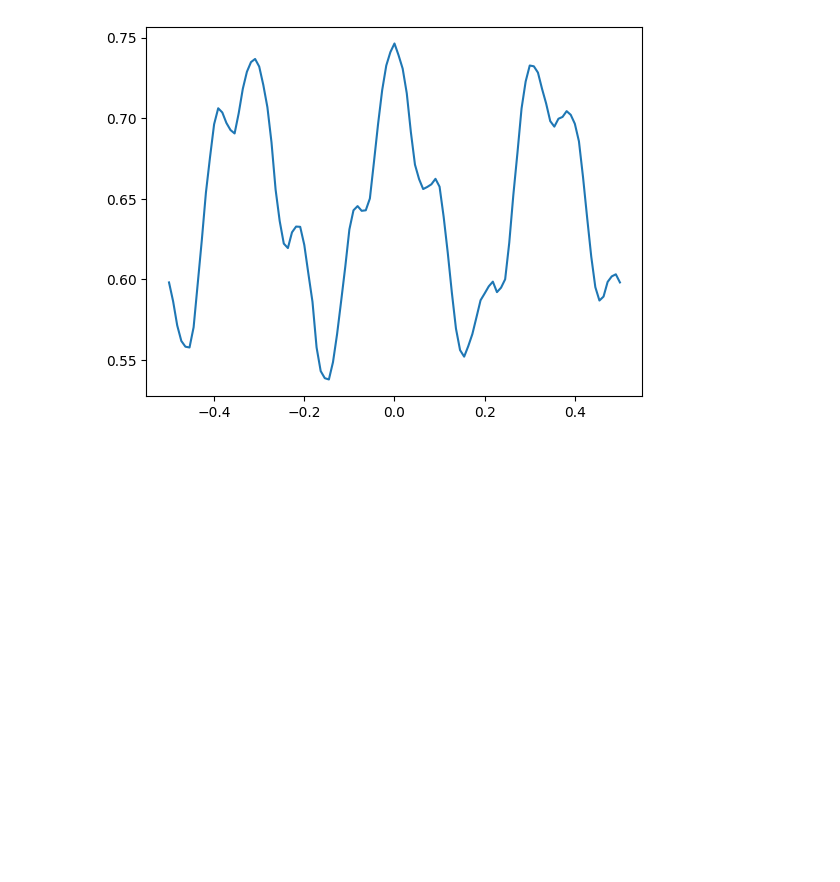
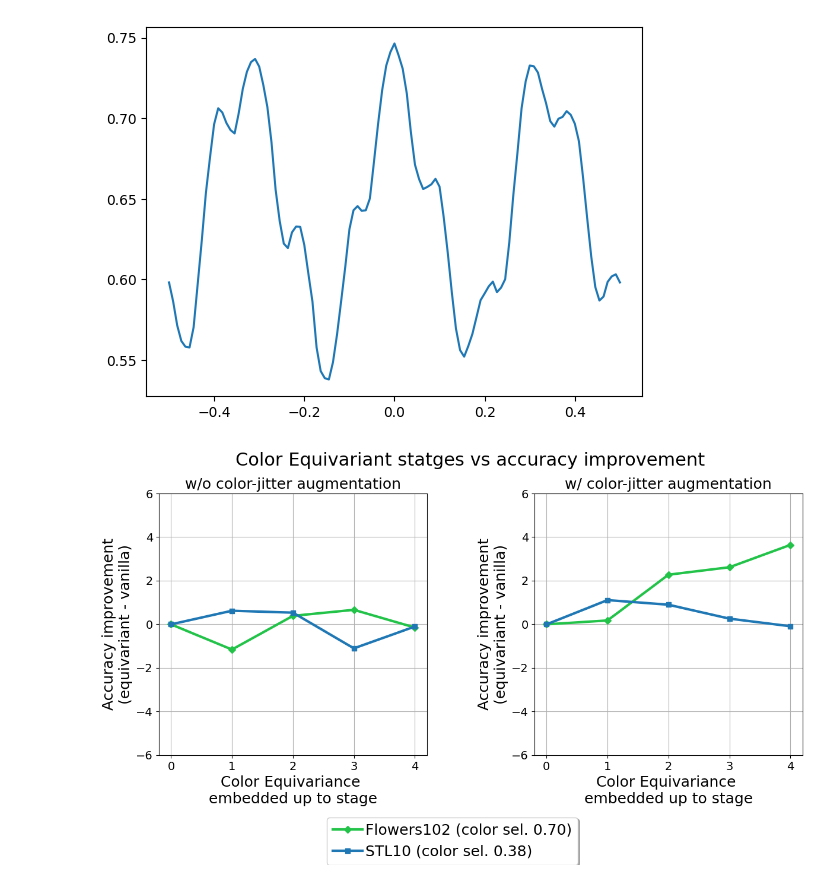
Before and after one commit to ArcovanBreda/CEConvDL2, a Jupyter notebook: CEConv/Arcos_notebook.ipynb, the cells around one changed output. Drawn from its saved outputs; the diff is of its cells as text; code cells hidden in the pictures; blank space fills up the shorter version.

Commit message:
uniform plots

```diff
--- a/CEConv/Arcos_notebook.ipynb
+++ b/CEConv/Arcos_notebook.ipynb
@@ -72,3 +72,8 @@ plt.show()
 # %% [output]
 111
 [figure]
+# %%
+from utils import color_selective_datasets_plot
+color_selective_datasets_plot()
+# %% [output]
+[figure, added]
```
Also changed, not shown: parts of 1 cell of this notebook, 5 other files.
